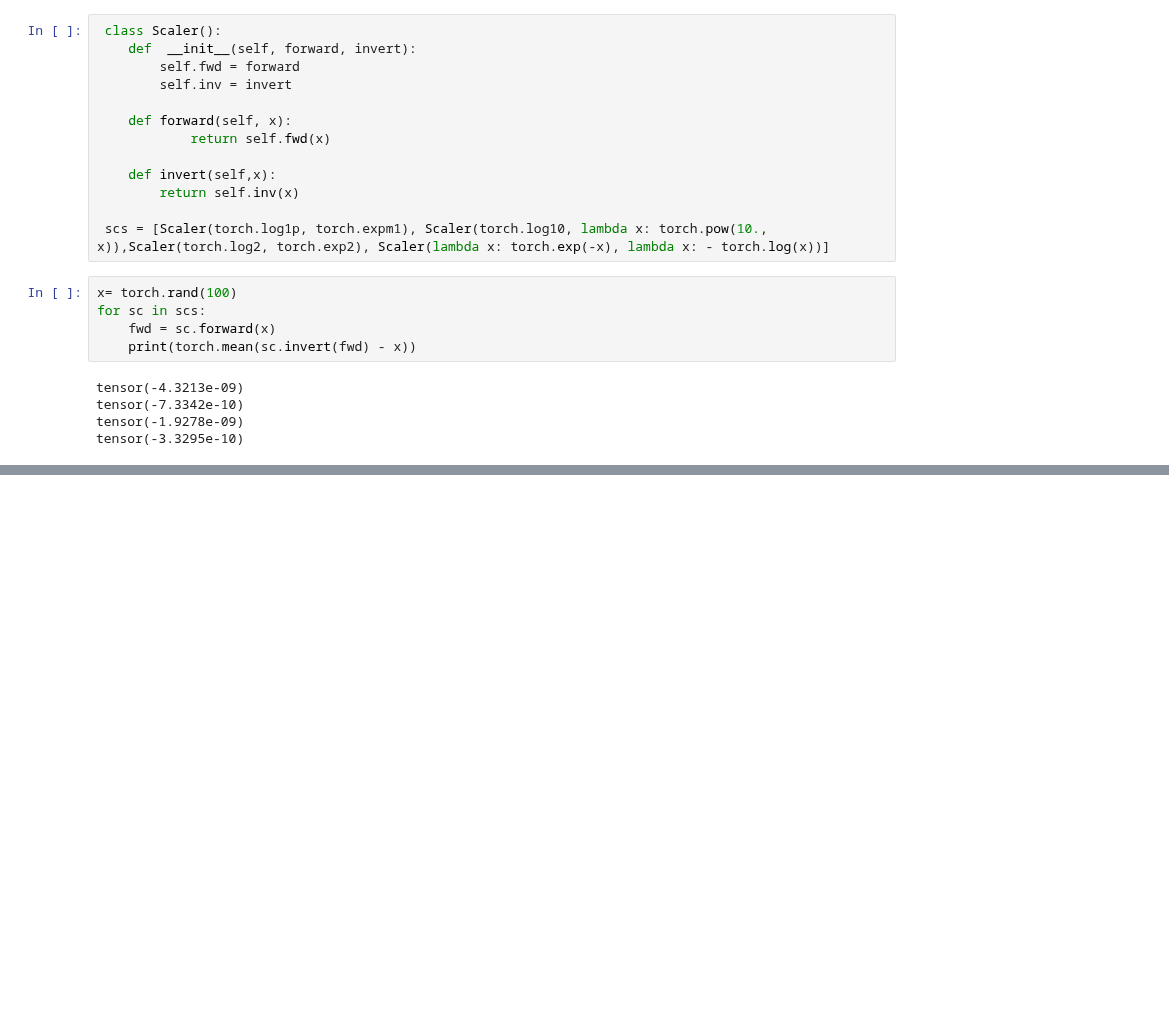
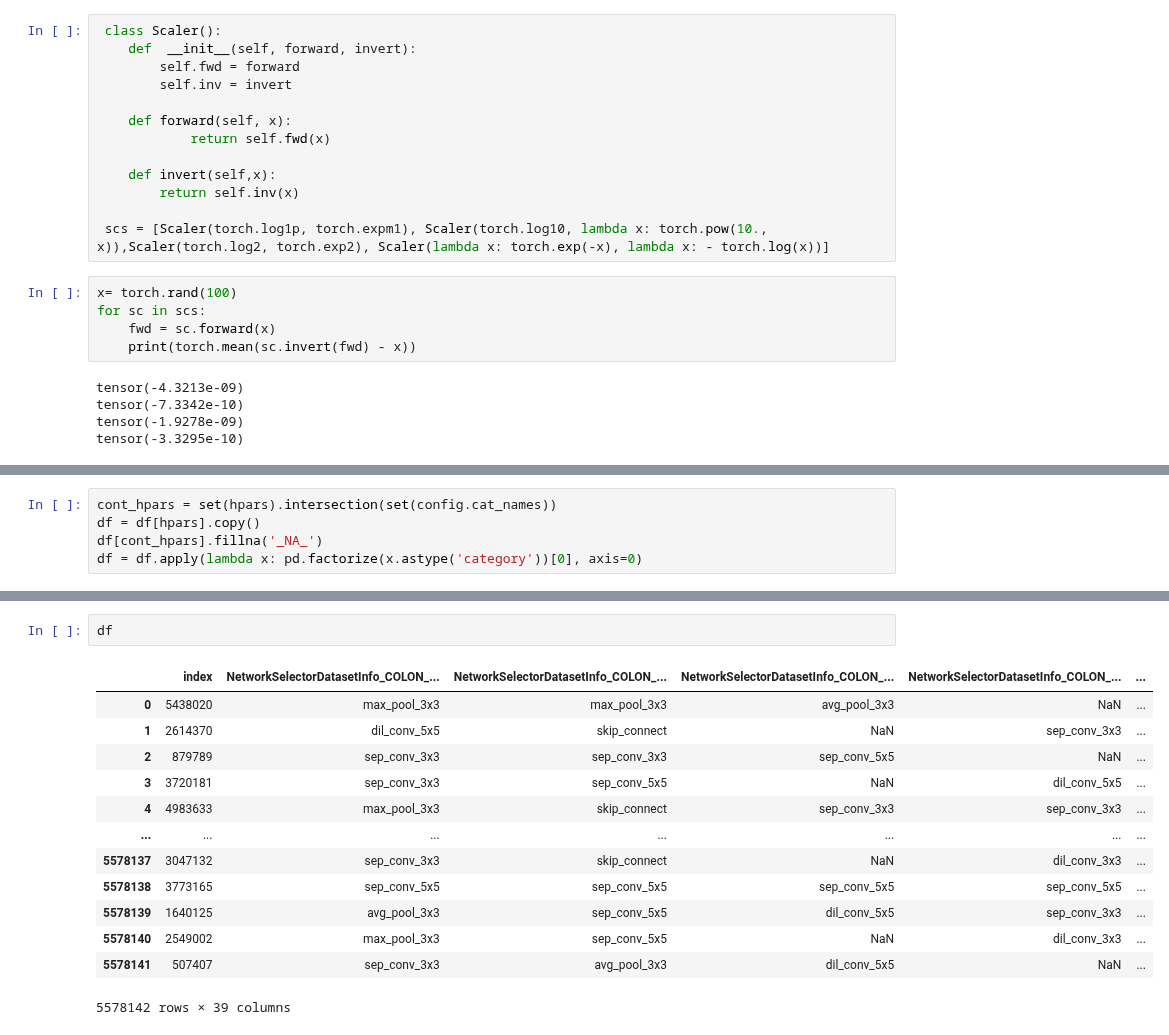
Before and after one commit to slds-lmu/yahpo_gym, a Jupyter notebook: yahpo_gym/notebooks/fit_surrogate.ipynb, the cells around one changed output, grey strips where cells are left out. Cells and saved outputs as stored; diff of their text form; blank space fills up the shorter version.

```diff
--- a/yahpo_gym/notebooks/fit_surrogate.ipynb
+++ b/yahpo_gym/notebooks/fit_surrogate.ipynb
@@ -117,0 +105,5 @@ tensor([ 0.0000e+00,  0.0000e+00,  5.9605e-08,  0.0000e+00,  0.0000e+00,
+# %%
+cont_hpars = set(hpars).intersection(set(config.cat_names))
+df = df[hpars].copy()
+df[cont_hpars].fillna('_NA_')
+df = df.apply(lambda x: pd.factorize(x.astype('category'))[0], axis=0)
@@ -117,0 +140,16 @@ tensor([ 0.0000e+00,  0.0000e+00,  5.9605e-08,  0.0000e+00,  0.0000e+00,
+# %%
+df
+# %% [output]
+|  | index | NetworkSelectorDatasetInfo_COLON_... | NetworkSelectorDatasetInfo_COLON_... | NetworkSelectorDatasetInfo_COLON_... | NetworkSelectorDatasetInfo_COLON_... | ... |
+| 0 | 5438020 | max_pool_3x3 | max_pool_3x3 | avg_pool_3x3 | NaN | ... |
+| 1 | 2614370 | dil_conv_5x5 | skip_connect | NaN | sep_conv_3x3 | ... |
+| 2 | 879789 | sep_conv_3x3 | sep_conv_3x3 | sep_conv_5x5 | NaN | ... |
+| 3 | 3720181 | sep_conv_3x3 | sep_conv_5x5 | NaN | dil_conv_5x5 | ... |
+| 4 | 4983633 | max_pool_3x3 | skip_connect | sep_conv_3x3 | sep_conv_3x3 | ... |
+| ... | ... | ... | ... | ... | ... | ... |
+| 5578137 | 3047132 | sep_conv_3x3 | skip_connect | NaN | dil_conv_3x3 | ... |
+| 5578138 | 3773165 | sep_conv_5x5 | sep_conv_5x5 | sep_conv_5x5 | sep_conv_5x5 | ... |
+| 5578139 | 1640125 | avg_pool_3x3 | sep_conv_5x5 | dil_conv_5x5 | sep_conv_3x3 | ... |
+| 5578140 | 2549002 | max_pool_3x3 | sep_conv_5x5 | NaN | dil_conv_3x3 | ... |
+| 5578141 | 507407 | sep_conv_3x3 | avg_pool_3x3 | dil_conv_5x5 | NaN | ... |
+5578142 rows × 39 columns
```
Also changed, not shown: parts of 12 cells of this notebook, 1 other file.
